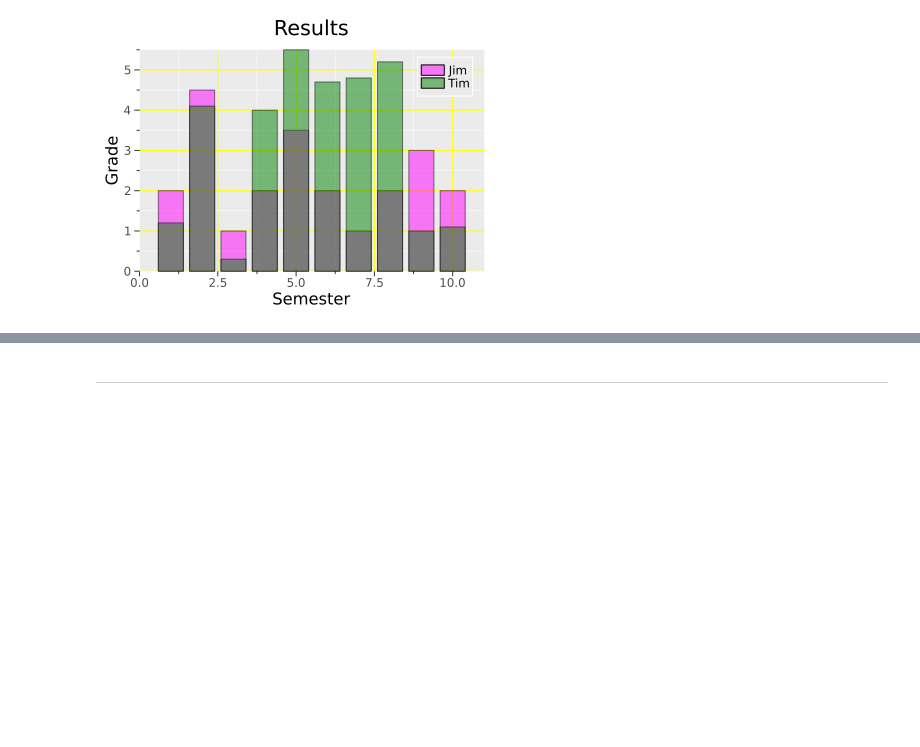
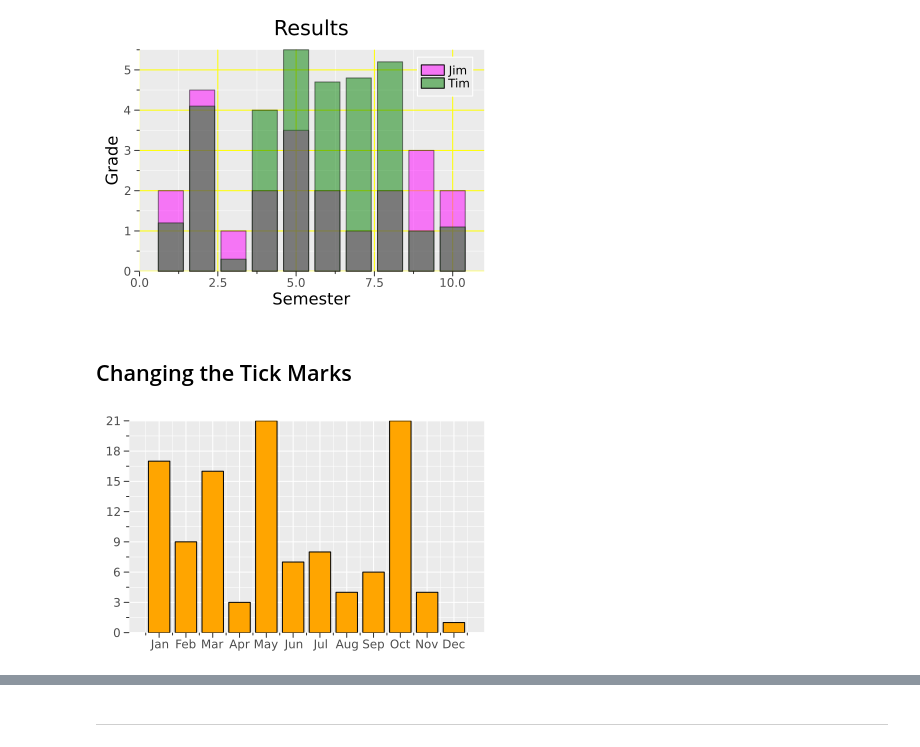
Before and after one commit to setrar/ml, a Jupyter notebook: ISBN-9781119545637/Python Machine Learning Source Code/Chapter 4 - matplotlib.jl.ipynb, the cells around one changed output, grey strips where cells are left out. Cells and saved outputs as stored; diff of their text form; code cells hidden in the pictures; blank space fills up the shorter version.

```diff
--- a/ISBN-9781119545637/Python Machine Learning Source Code/Chapter 4 - matplotlib.jl.ipynb
+++ b/ISBN-9781119545637/Python Machine Learning Source Code/Chapter 4 - matplotlib.jl.ipynb
@@ -172,3 +170,5 @@ bar!(
 )
 # %% [output]
 [figure]
+# %% [markdown]
+## Changing the Tick Marks
@@ -174,0 +179,8 @@ bar!(
+# %%
+bar(months, rainfall;
+    label=false, color=:orange
+    , align=:center
+    , size = (400,250)
+)
+# %% [output]
+[figure, added]
```
Also changed, not shown: parts of 10 cells of this notebook.
